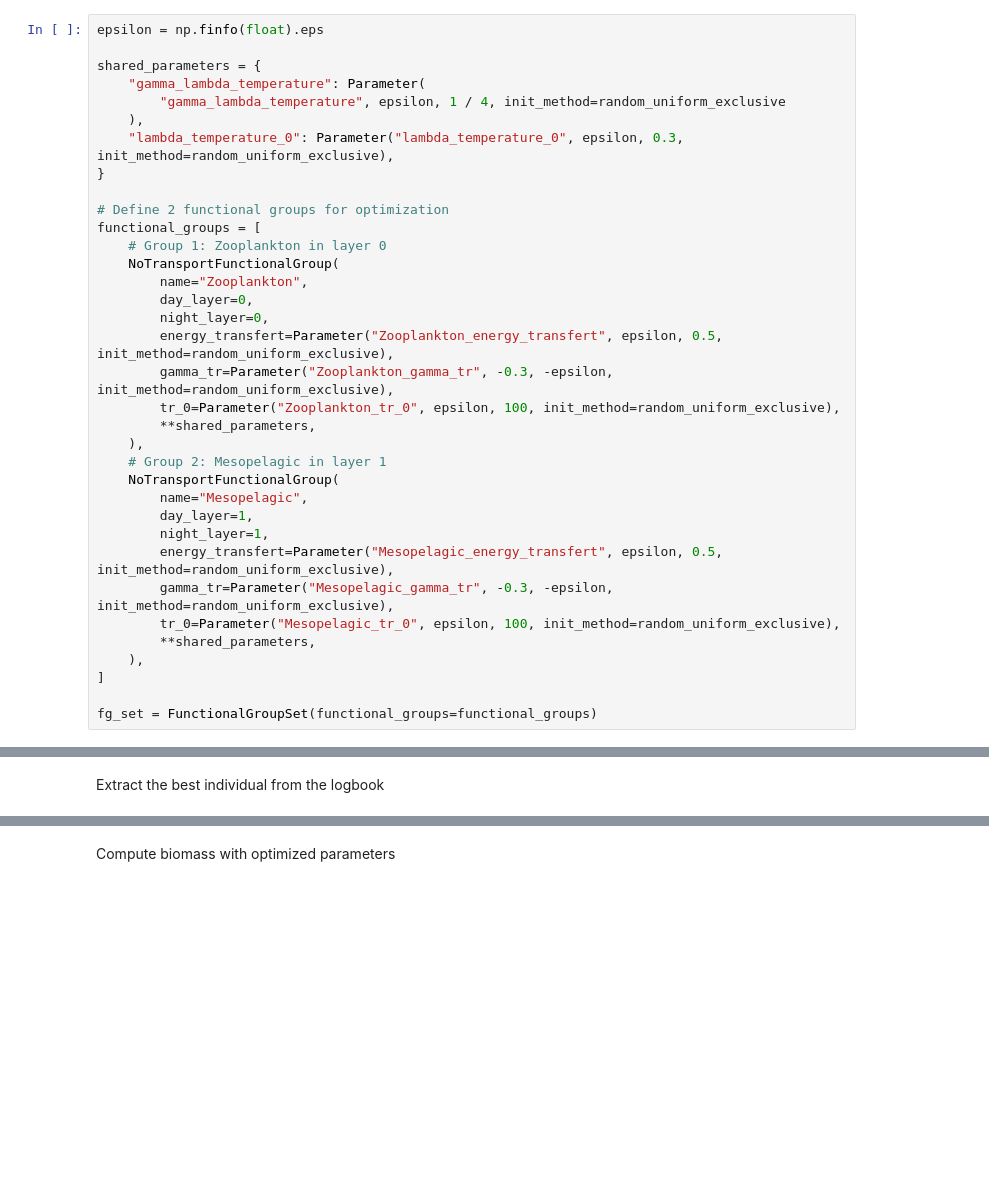
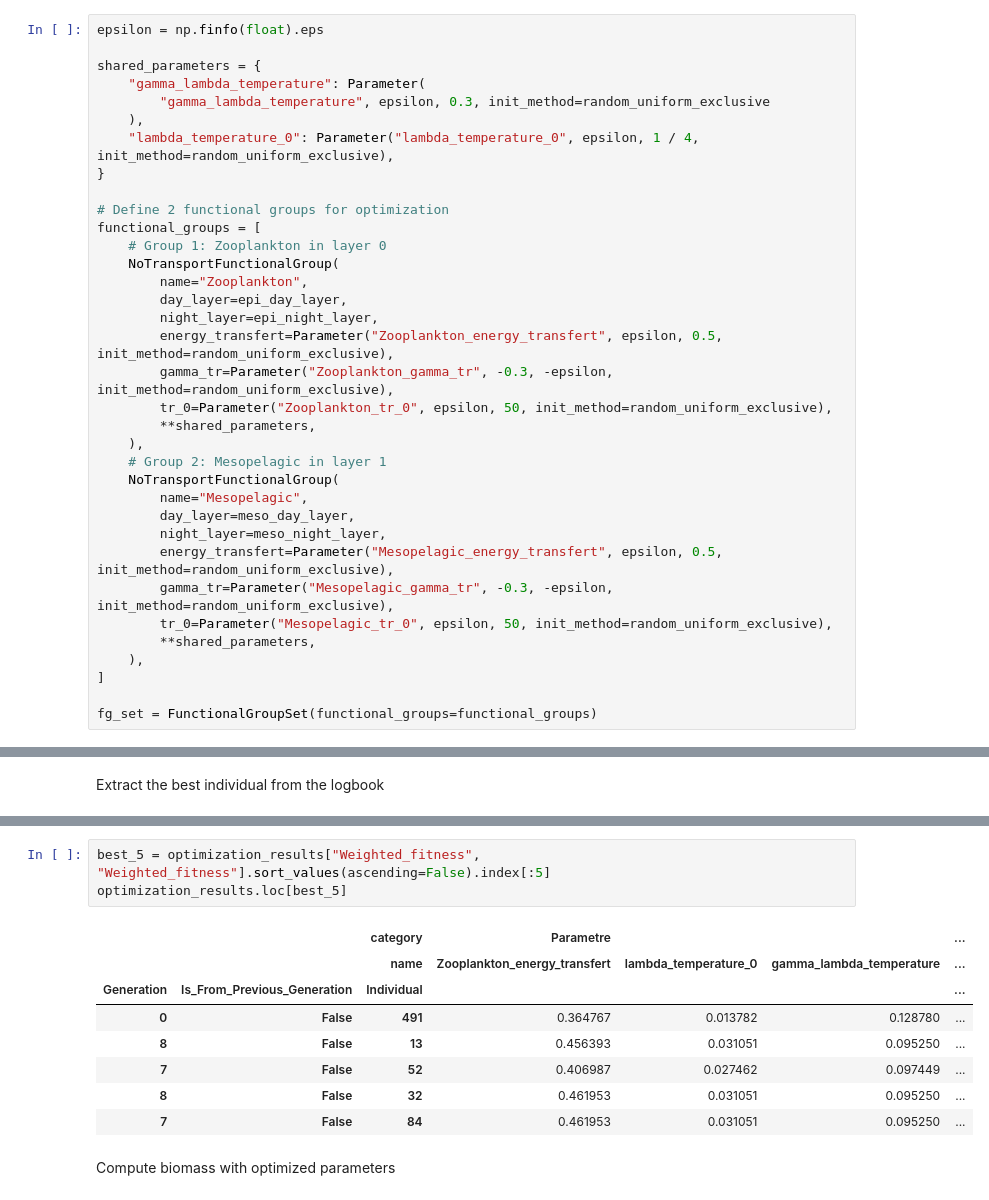
Before and after one commit to Ash12H/seapopym-optimization, a Jupyter notebook: docs/notebooks/complexe_example.ipynb, the cells around one changed output, grey strips where cells are left out. Cells and saved outputs as stored; diff of their text form; blank space fills up the shorter version.

```diff
--- a/docs/notebooks/complexe_example.ipynb
+++ b/docs/notebooks/complexe_example.ipynb
@@ -206,9 +238,9 @@ epsilon = np.finfo(float).eps
 
 shared_parameters = {
     "gamma_lambda_temperature": Parameter(
-        "gamma_lambda_temperature", epsilon, 1 / 4, init_method=random_uniform_exclusive
+        "gamma_lambda_temperature", epsilon, 0.3, init_method=random_uniform_exclusive
     ),
-    "lambda_temperature_0": Parameter("lambda_temperature_0", epsilon, 0.3, init_method=random_uniform_exclusive),
+    "lambda_temperature_0": Parameter("lambda_temperature_0", epsilon, 1 / 4, init_method=random_uniform_exclusive),
 }
 
 # Define 2 functional groups for optimization
@@ -216,21 +248,21 @@ functional_groups = [
     # Group 1: Zooplankton in layer 0
     NoTransportFunctionalGroup(
         name="Zooplankton",
-        day_layer=0,
-        night_layer=0,
+        day_layer=epi_day_layer,
+        night_layer=epi_night_layer,
         energy_transfert=Parameter("Zooplankton_energy_transfert", epsilon, 0.5, init_method=random_uniform_exclusive),
         gamma_tr=Parameter("Zooplankton_gamma_tr", -0.3, -epsilon, init_method=random_uniform_exclusive),
-        tr_0=Parameter("Zooplankton_tr_0", epsilon, 100, init_method=random_uniform_exclusive),
+        tr_0=Parameter("Zooplankton_tr_0", epsilon, 50, init_method=random_uniform_exclusive),
         **shared_parameters,
     ),
     # Group 2: Mesopelagic in layer 1
     NoTransportFunctionalGroup(
         name="Mesopelagic",
-        day_layer=1,
-        night_layer=1,
+        day_layer=meso_day_layer,
+        night_layer=meso_night_layer,
         energy_transfert=Parameter("Mesopelagic_energy_transfert", epsilon, 0.5, init_method=random_uniform_exclusive),
         gamma_tr=Parameter("Mesopelagic_gamma_tr", -0.3, -epsilon, init_method=random_uniform_exclusive),
-        tr_0=Parameter("Mesopelagic_tr_0", epsilon, 100, init_method=random_uniform_exclusive),
+        tr_0=Parameter("Mesopelagic_tr_0", epsilon, 50, init_method=random_uniform_exclusive),
         **shared_parameters,
     ),
 ]
@@ -337,3 +376,15 @@ Best fitness (RMSE): -0.002180
+# %%
+best_5 = optimization_results["Weighted_fitness", "Weighted_fitness"].sort_values(ascending=False).index[:5]
+optimization_results.loc[best_5]
+# %% [output]
+|  |  | category | Parametre |  |  | ... |
+|  |  | name | Zooplankton_energy_transfert | lambda_temperature_0 | gamma_lambda_temperature | ... |
+| Generation | Is_From_Previous_Generation | Individual |  |  |  | ... |
+| 0 | False | 491 | 0.364767 | 0.013782 | 0.128780 | ... |
+| 8 | False | 13 | 0.456393 | 0.031051 | 0.095250 | ... |
+| 7 | False | 52 | 0.406987 | 0.027462 | 0.097449 | ... |
+| 8 | False | 32 | 0.461953 | 0.031051 | 0.095250 | ... |
+| 7 | False | 84 | 0.461953 | 0.031051 | 0.095250 | ... |
 # %% [markdown]
 Compute biomass with optimized parameters
 # %%
```
Also changed, not shown: parts of 14 cells of this notebook, 7 other files.
